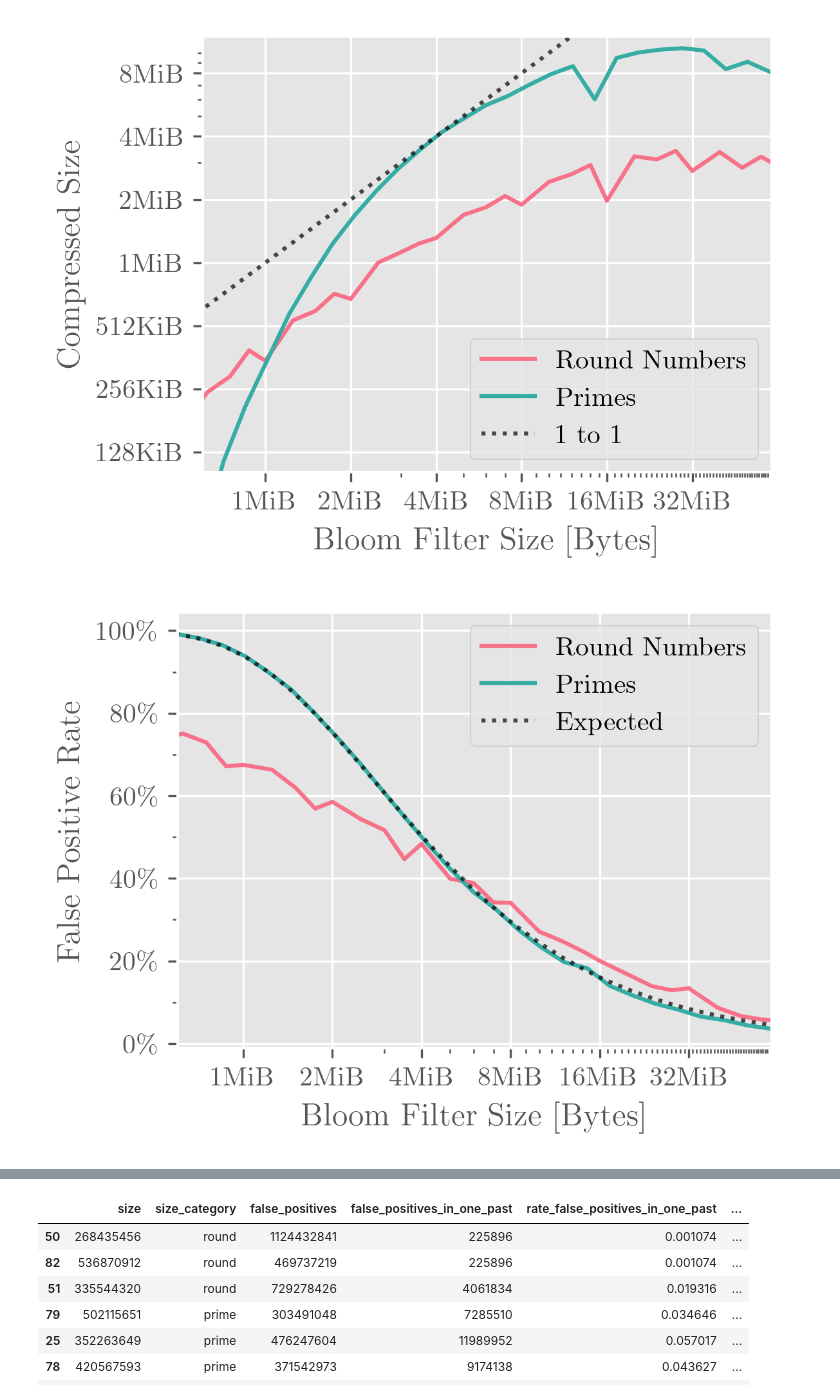
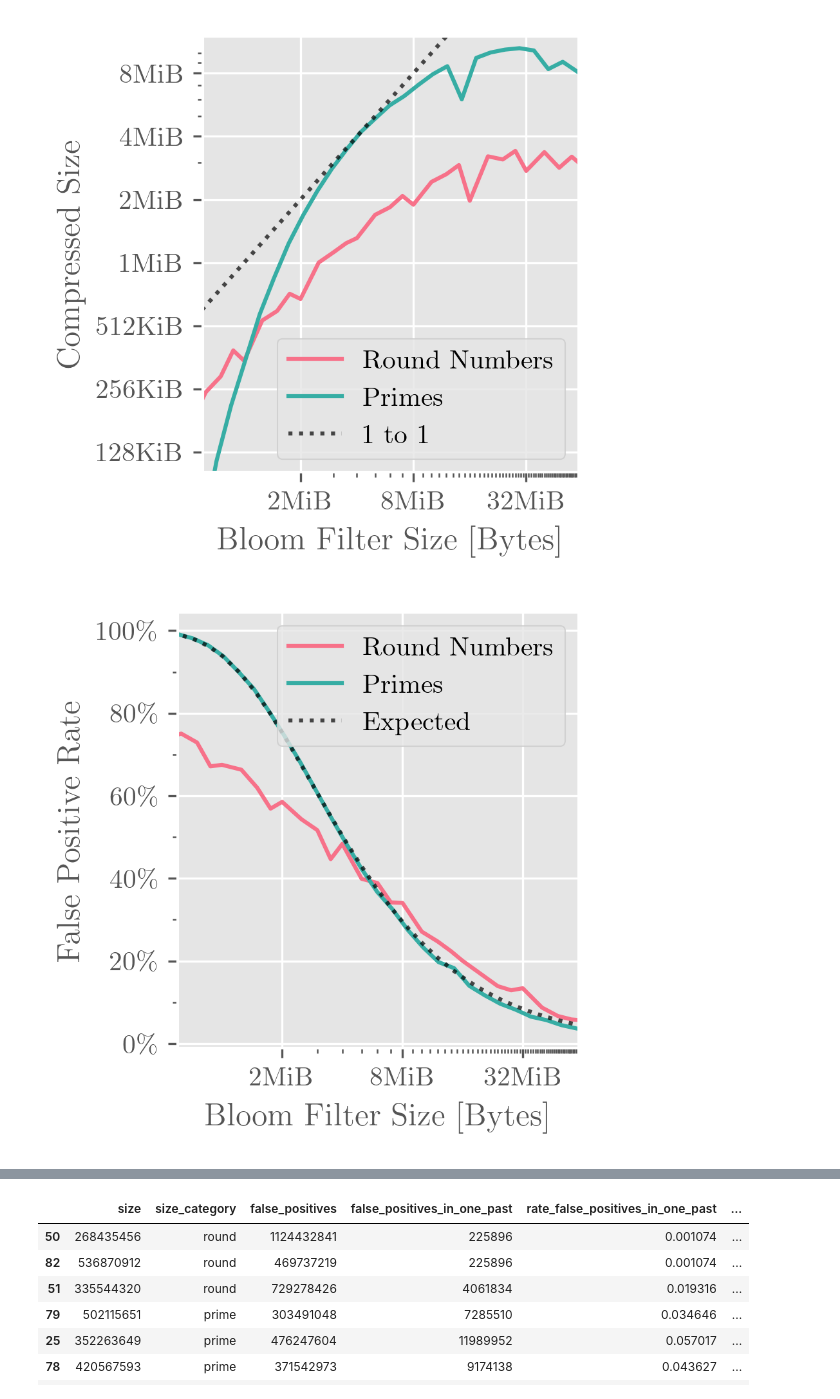
Before and after one commit to Pascal-So/peg-solitaire, a Jupyter notebook: evaluation/main.ipynb, the cells around one changed output, grey strips where cells are left out. Cells and saved outputs as stored; diff of their text form; code cells hidden in the pictures.

Commit message:
report: finish evaluation section

```diff
--- a/evaluation/main.ipynb
+++ b/evaluation/main.ipynb
@@ -38,36 +38,36 @@ for category in ["round", "prime"]:
     }[category]
 
     marker = plotting_common.category_markers[category]
     color = plotting_common.category_colors[category]
 
     data = df[df["size_category"] == category].sort_values("size")
 
     plt.plot(data["size"] / 8, data["compressed_size_bytes"], label=label, color=color)
 
 x = np.sort(df["size"])
 
 plt.plot(x / 8, x / 8, label="1 to 1", color="black", linestyle=":", alpha=0.7)
 
 plt.xscale('log')
 plt.xlabel("Bloom Filter Size [Bytes]")
 plt.yscale('log')
 plt.ylabel("Compressed Size")
 plt.xlim(0.6 * 2**20, 61 * 2**20)
 plt.ylim(0.1 * 2**20, 12 * 2**20)
 
 plotting_common.setup_bytes_formatters(plt.gca().xaxis)
 plotting_common.setup_bytes_formatters(plt.gca().yaxis)
 plt.gca().xaxis.set_major_locator(plt.LogLocator(base=2))
 plt.gca().yaxis.set_major_locator(plt.LogLocator(base=2))
 plt.gca().xaxis.set_ticks([m * 2**20 for m in range(2, 60)], minor=True)
 plt.gca().yaxis.set_ticks([m * 2**20 for m in range(1, 11)], minor=True)
-plt.gcf().set_size_inches(4, 3)
+plt.gcf().set_size_inches(3, 3)
 
 plt.legend()
 plt.tight_layout()
-plt.savefig('../report/img/round-vs-primes-compression.pdf')
+plt.savefig('../report/img/round-vs-primes-compression.pdf', bbox_inches='tight')
 # %% [output]
-[figure, old version]
+[figure, new version]
 # %%
 for category in ["round", "prime"]:
     label = {
@@ -102,13 +102,13 @@ plt.gca().yaxis.set_major_formatter(plt.FuncFormatter(lambda x, pos: fr"{x:.0f}\
 plotting_common.setup_bytes_formatters(plt.gca().xaxis)
 plt.gca().xaxis.set_major_locator(plt.LogLocator(base=2))
 plt.gca().xaxis.set_ticks([m * 2**20 for m in range(2, 60)], minor=True)
-plt.gcf().set_size_inches(4, 3)
+plt.gcf().set_size_inches(3, 3)
 
 plt.legend()
 plt.tight_layout()
-plt.savefig('../report/img/round-vs-primes-fpr.pdf')
+plt.savefig('../report/img/round-vs-primes-fpr.pdf', bbox_inches='tight')
 # %% [output]
-[figure, old version]
+[figure, new version]
 # %%
 df_stats = pd.read_json("data/solver-stats.json")
 df_joined = df.join(df_stats.set_index('size'), on="size", validate="one_to_one", sort=True, rsuffix="_right")
```
Also changed, not shown: parts of 5 cells of this notebook, 4 other files.
